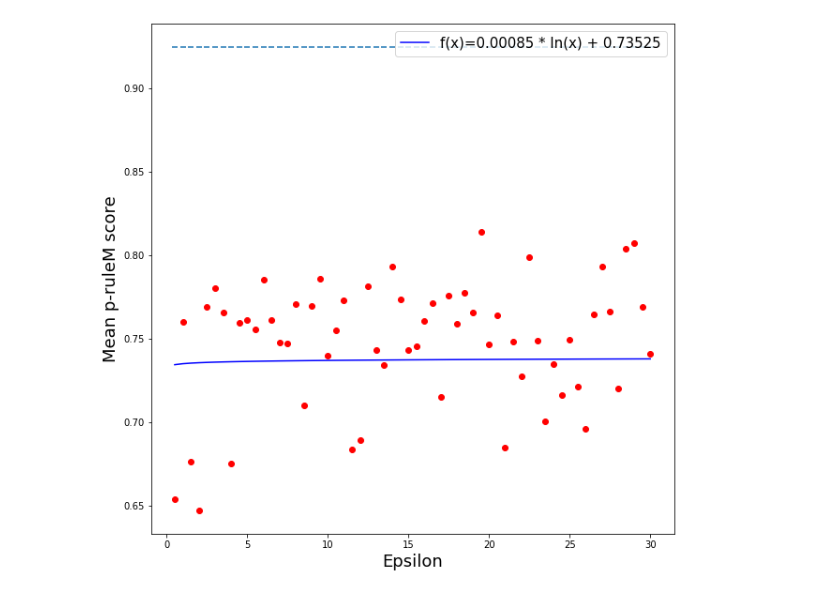
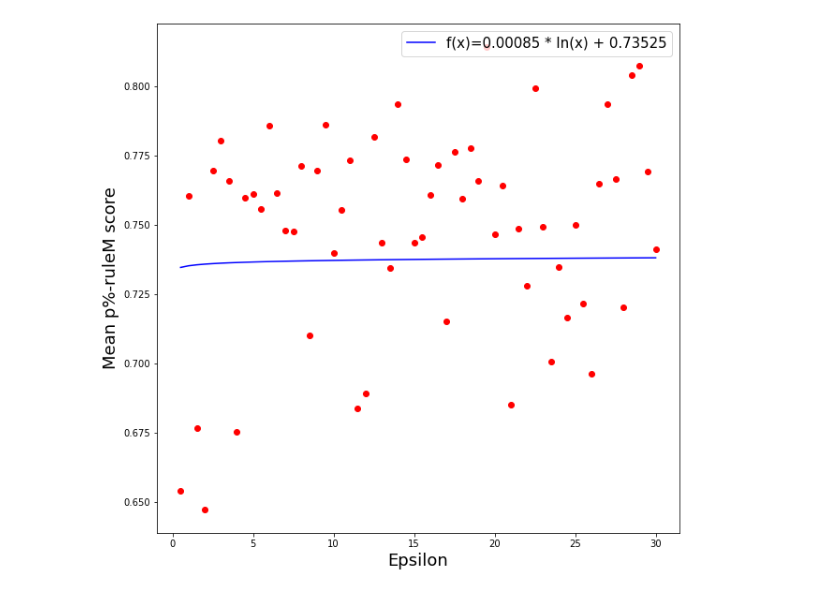
Before and after one commit to ramuld12/bachelorThesis, a Jupyter notebook: EvaluateFairnessWildsModels.ipynb, the cells around one changed output. Drawn from its saved outputs; the diff is of its cells as text; code cells hidden in the pictures.

```diff
--- a/EvaluateFairnessWildsModels.ipynb
+++ b/EvaluateFairnessWildsModels.ipynb
@@ -243,10 +243,9 @@ print(stats.pearsonr(epsilons, allpRuleOwnMeanArr))
 
 plt.figure(figsize=(10,10))
 plt.scatter(epsilons, allpRuleOwnMeanArr, color='r')
-plt.scatter(epsilons, np.multiply(len(epsilons)*[1.0], 0.9250), marker = '_')
 plt.plot(epsilons, m*np.log(epsilons) + b, color='b', label='f(x)='+"{:.5f}".format(m)+' * ln(x) + '+ "{:.5f}".format(b))
 plt.xlabel("Epsilon", fontsize=18)
-plt.ylabel("Mean p-ruleM score", fontsize=18)
+plt.ylabel("Mean p%-ruleM score", fontsize=18)
 plt.legend(loc="upper right", fontsize=15)
 plt.savefig('5OwnMeanWilds1to30eps.png', bbox_inches='tight')
 plt.show()
@@ -261,11 +260,11 @@ Time:                        17:26:39   Log-Likelihood:                 113.75
 No. Observations:                  60   AIC:                            -223.5
 Df Residuals:                      58   BIC:                            -219.3
 Df Model:                           1
 Covariance Type:            nonrobust
 ==============================================================================
 ... (10 lines left out)
 
 Notes:
 [1] Standard Errors assume that the covariance matrix of the errors is correctly specified.
 (0.1983604153292568, 0.1286837562462889)
-[figure, old version]
+[figure, new version]
```
Also changed, not shown: parts of 11 cells of this notebook, 2 other files.
